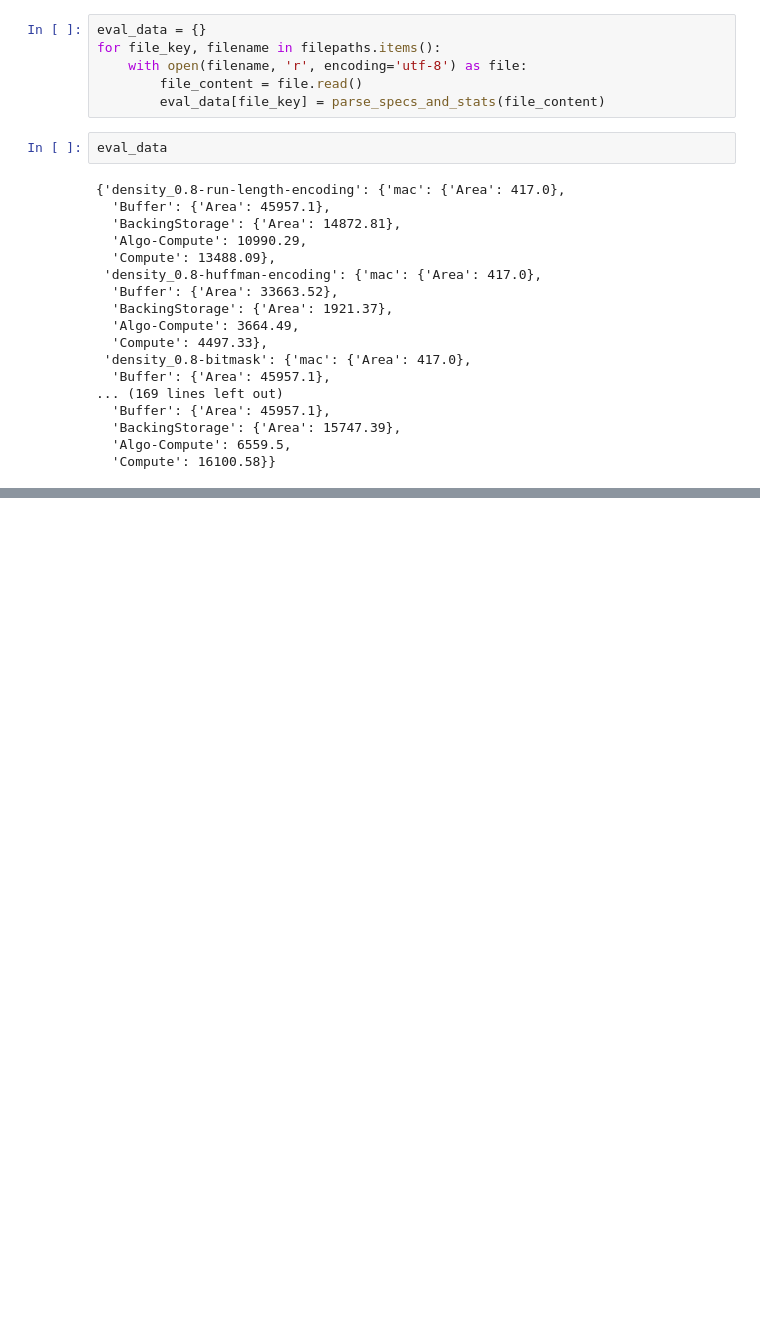
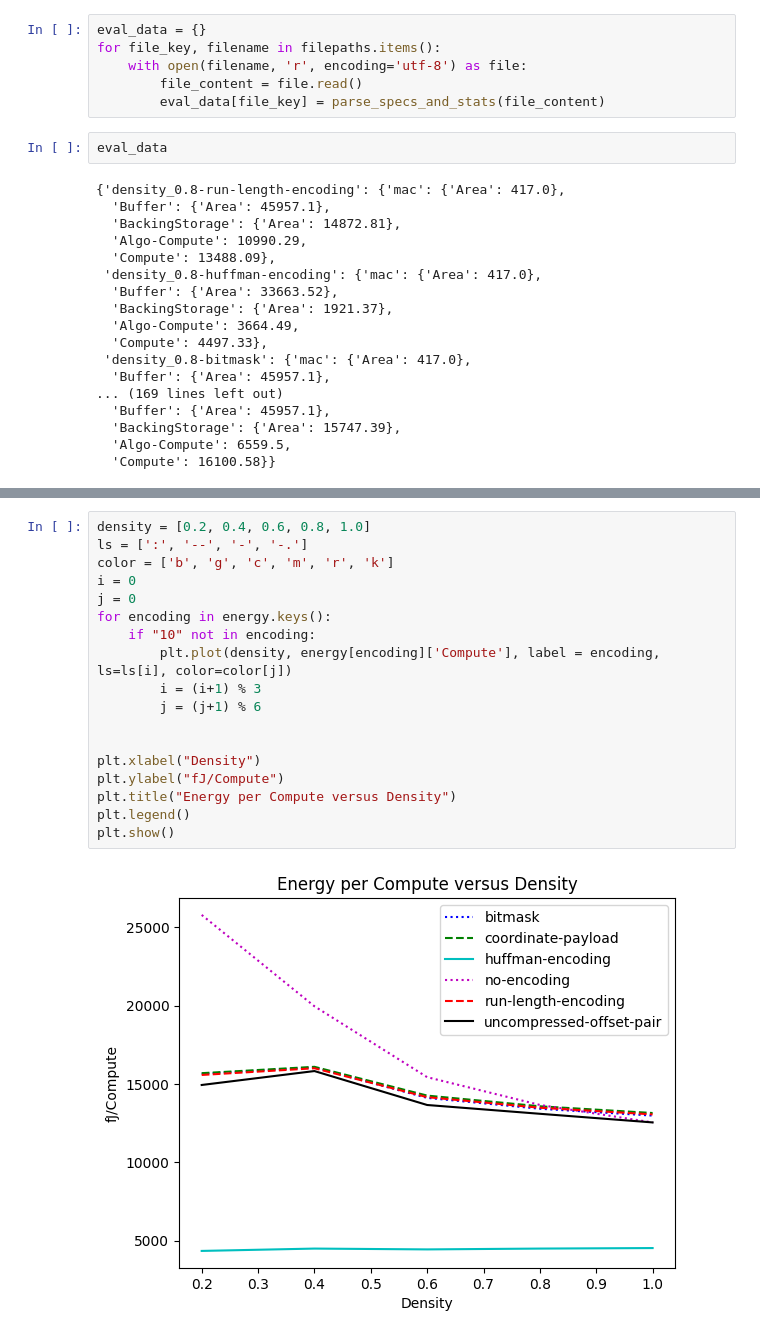
Before and after one commit to alkeirn/SparseNewEncoding, a Jupyter notebook: workspace/final-project/data_analysis/eval_data/eval_analysis.ipynb, the cells around one changed output, grey strips where cells are left out. Saved outputs shown, nothing was run; the diff lists cells and outputs as text; blank space fills up the shorter version.

```diff
--- a/workspace/final-project/data_analysis/eval_data/eval_analysis.ipynb
+++ b/workspace/final-project/data_analysis/eval_data/eval_analysis.ipynb
@@ -74,0 +125,20 @@ eval_data
+# %%
+density = [0.2, 0.4, 0.6, 0.8, 1.0]
+ls = [':', '--', '-', '-.']
+color = ['b', 'g', 'c', 'm', 'r', 'k']
+i = 0
+j = 0
+for encoding in energy.keys():
+    if "10" not in encoding:
+        plt.plot(density, energy[encoding]['Compute'], label = encoding, ls=ls[i], color=color[j])
+        i = (i+1) % 3
+        j = (j+1) % 6
+
+
+plt.xlabel("Density")
+plt.ylabel("fJ/Compute")
+plt.title("Energy per Compute versus Density")
+plt.legend()
+plt.show()
+# %% [output]
+[figure, added]
```
Also changed, not shown: parts of 5 cells of this notebook.
